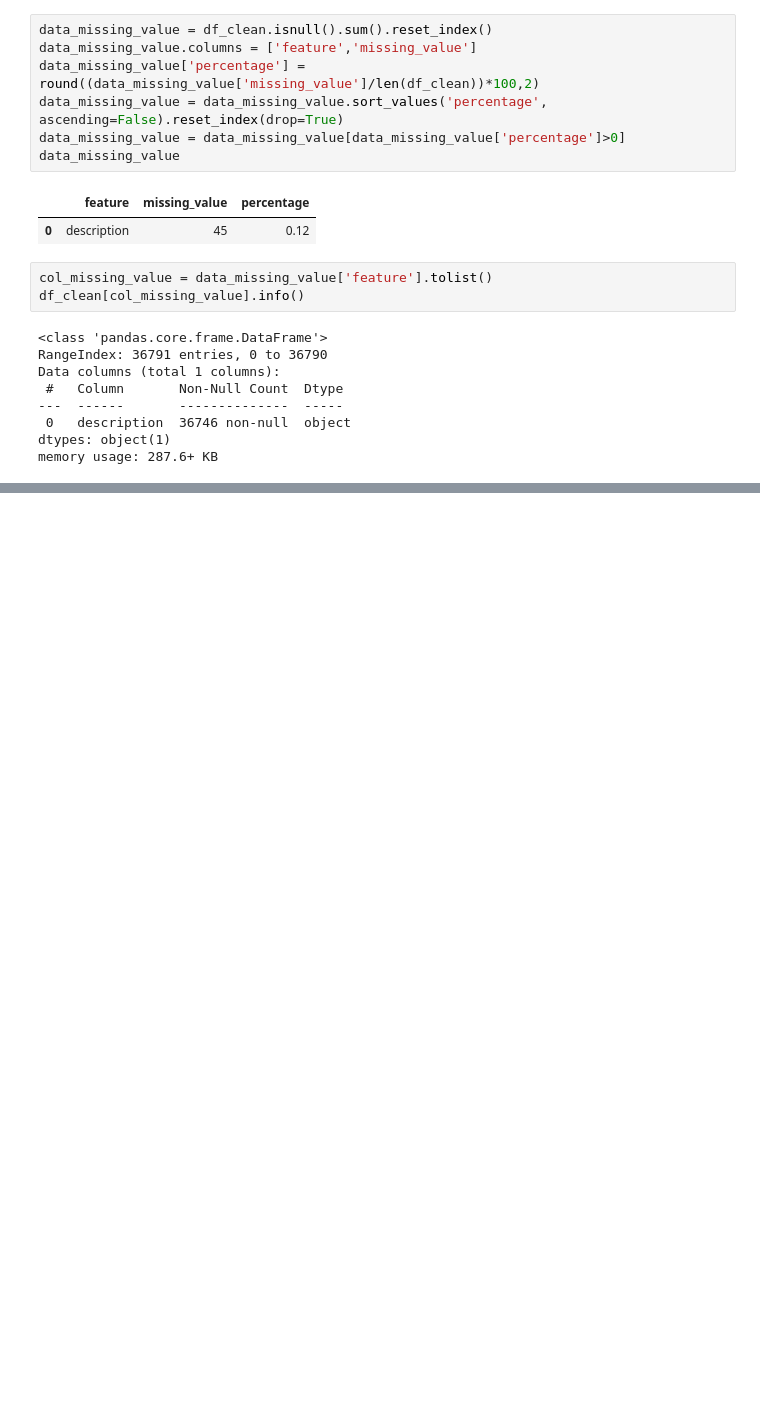
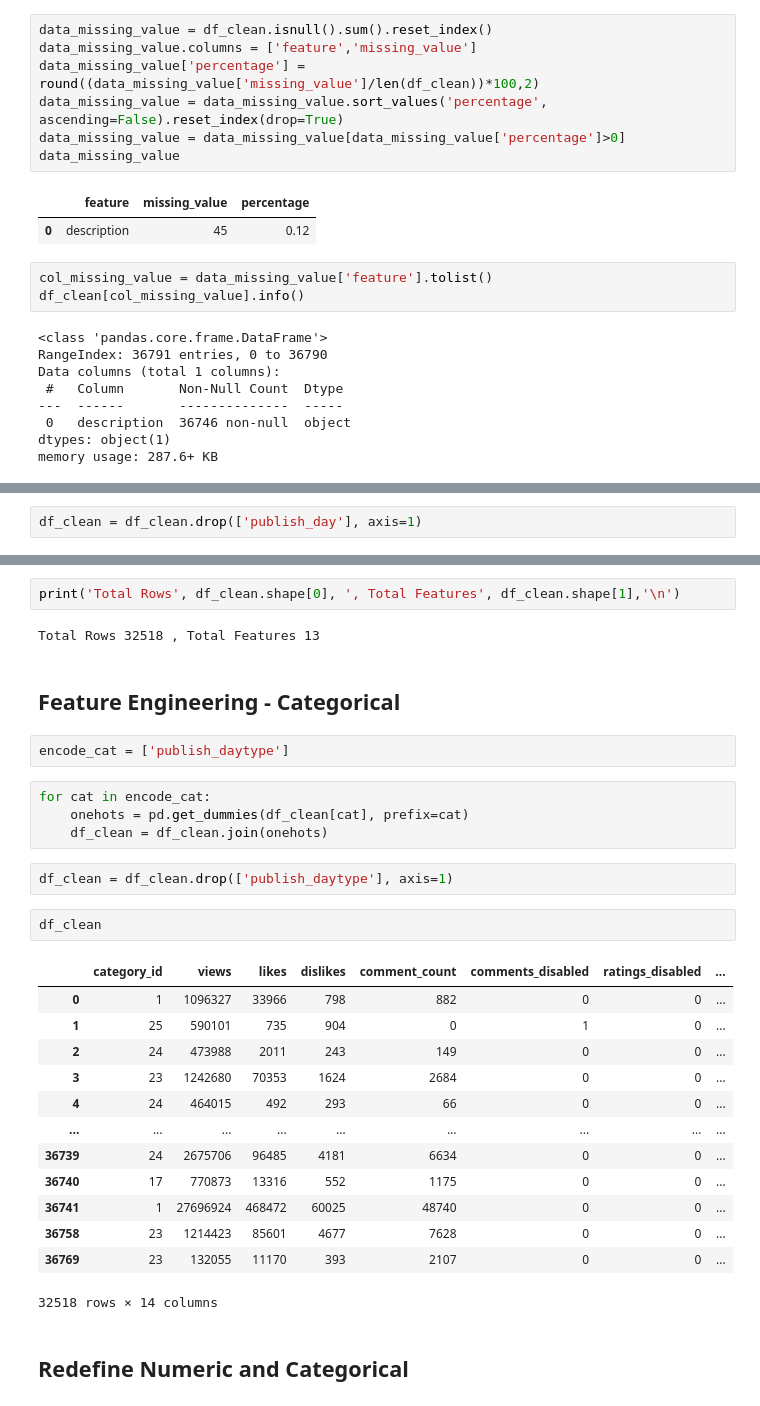
Before and after one commit to dinalnaveen/Analyse-the-relationship-between-metrics-of-YouTube-based-on-YouTube-analytics-by-applying-the-machi, a Jupyter notebook: YouTube Video Views Prediction.ipynb, the cells around one changed output, grey strips where cells are left out. Saved outputs shown, nothing was run; the diff lists cells and outputs as text; blank space fills up the shorter version.

Commit message:
Initialize df_clean

```diff
--- a/YouTube Video Views Prediction.ipynb
+++ b/YouTube Video Views Prediction.ipynb
@@ -180,0 +304,2 @@ memory usage: 287.6+ KB
+# %%
+df_clean = df_clean.drop(['publish_day'], axis=1)
@@ -180,0 +329,32 @@ memory usage: 287.6+ KB
+# %%
+print('Total Rows', df_clean.shape[0], ', Total Features', df_clean.shape[1],'\n')
+# %% [output]
+Total Rows 32518 , Total Features 13
+# %% [markdown]
+## Feature Engineering - Categorical
+# %%
+encode_cat = ['publish_daytype']
+# %%
+for cat in encode_cat:
+    onehots = pd.get_dummies(df_clean[cat], prefix=cat)
+    df_clean = df_clean.join(onehots)
+# %%
+df_clean = df_clean.drop(['publish_daytype'], axis=1)
+# %%
+df_clean
+# %% [output]
+|  | category_id | views | likes | dislikes | comment_count | comments_disabled | ratings_disabled | ... |
+| 0 | 1 | 1096327 | 33966 | 798 | 882 | 0 | 0 | ... |
+| 1 | 25 | 590101 | 735 | 904 | 0 | 1 | 0 | ... |
+| 2 | 24 | 473988 | 2011 | 243 | 149 | 0 | 0 | ... |
+| 3 | 23 | 1242680 | 70353 | 1624 | 2684 | 0 | 0 | ... |
+| 4 | 24 | 464015 | 492 | 293 | 66 | 0 | 0 | ... |
+| ... | ... | ... | ... | ... | ... | ... | ... | ... |
+| 36739 | 24 | 2675706 | 96485 | 4181 | 6634 | 0 | 0 | ... |
+| 36740 | 17 | 770873 | 13316 | 552 | 1175 | 0 | 0 | ... |
+| 36741 | 1 | 27696924 | 468472 | 60025 | 48740 | 0 | 0 | ... |
+| 36758 | 23 | 1214423 | 85601 | 4677 | 7628 | 0 | 0 | ... |
+| 36769 | 23 | 132055 | 11170 | 393 | 2107 | 0 | 0 | ... |
+32518 rows × 14 columns
+# %% [markdown]
+## Redefine Numeric and Categorical
```
Also changed, not shown: parts of 32 cells of this notebook.
